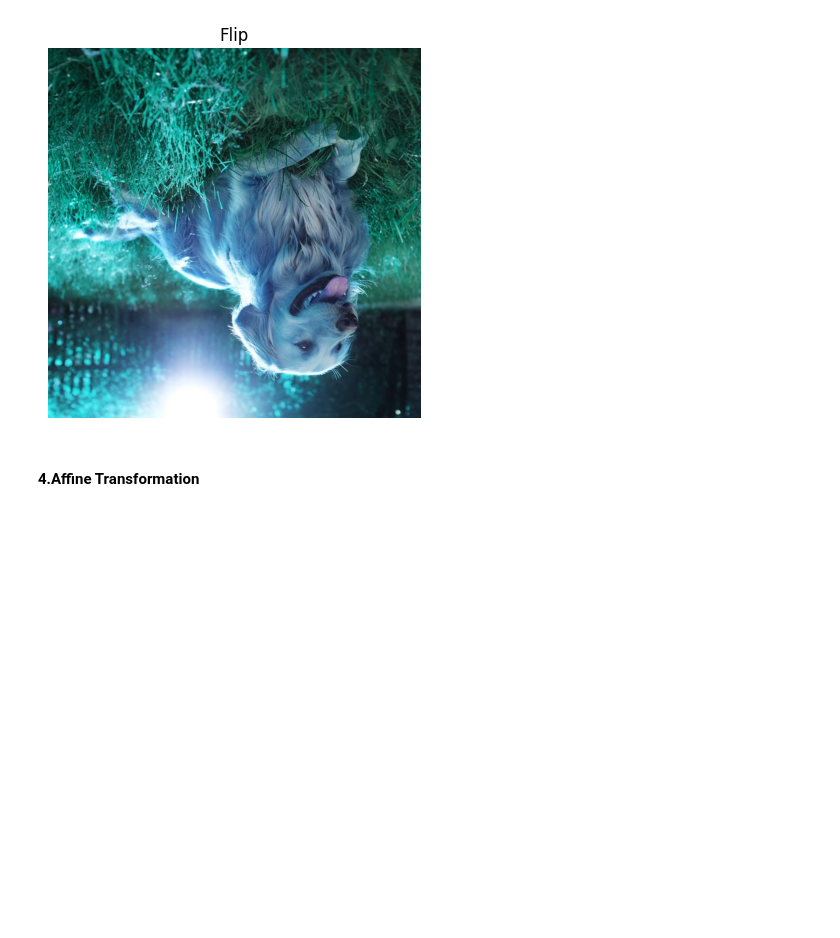
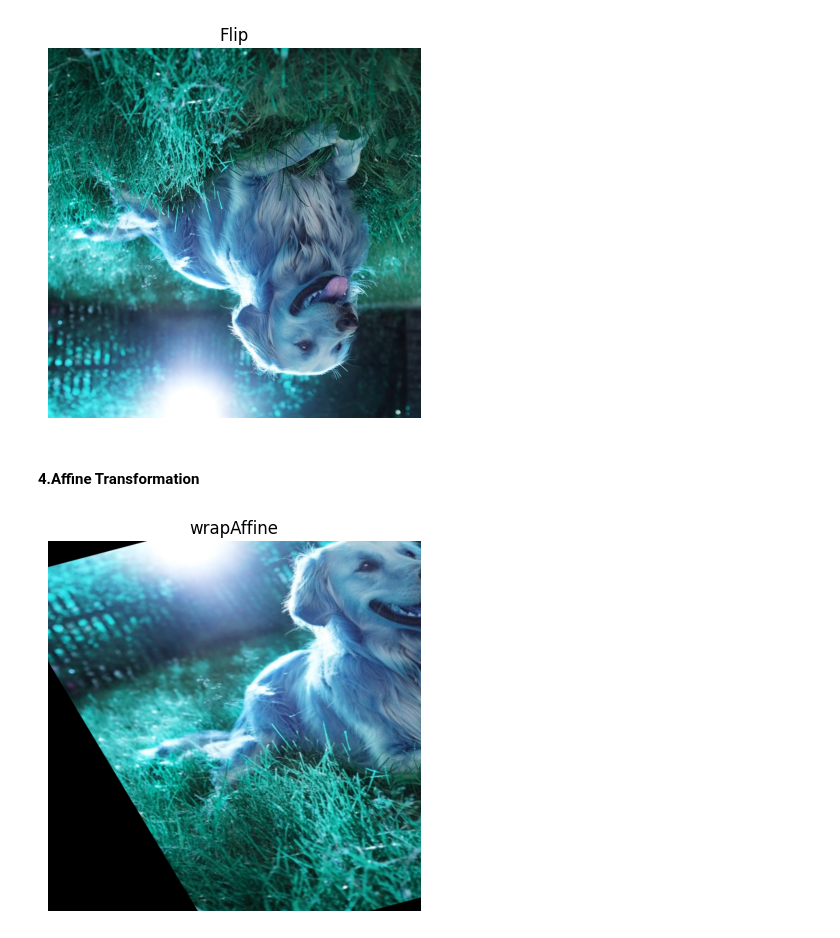
Before and after one commit to krishna-ammu05/PythonOpenCV, a Jupyter notebook: IMAGE_TRANSFORMATION.ipynb, the cells around one changed output. Cells and saved outputs as stored; diff of their text form; code cells hidden in the pictures; blank space fills up the shorter version.

Commit message:
Image transformation

```diff
--- a/IMAGE_TRANSFORMATION.ipynb
+++ b/IMAGE_TRANSFORMATION.ipynb
@@ -44,4 +44,10 @@ show("Flip",flip1)
 # %% [markdown]
 #### 4.Affine Transformation
 # %%
-src_pts = np.float32
+src_pts = np.float32([[50,50],[200,50],[50,200]])
+dts_pts = np.float32([[10,100],[200,50],[100,250]])
+M_affine = cv.getAffineTransform(src_pts,dts_pts)
+wrapAffine = cv.warpAffine(img,M_affine,(img.shape[1],img.shape[0]))
+show("wrapAffine",wrapAffine)
+# %% [output]
+[figure, added]
```
Also changed, not shown: parts of 8 cells of this notebook.
